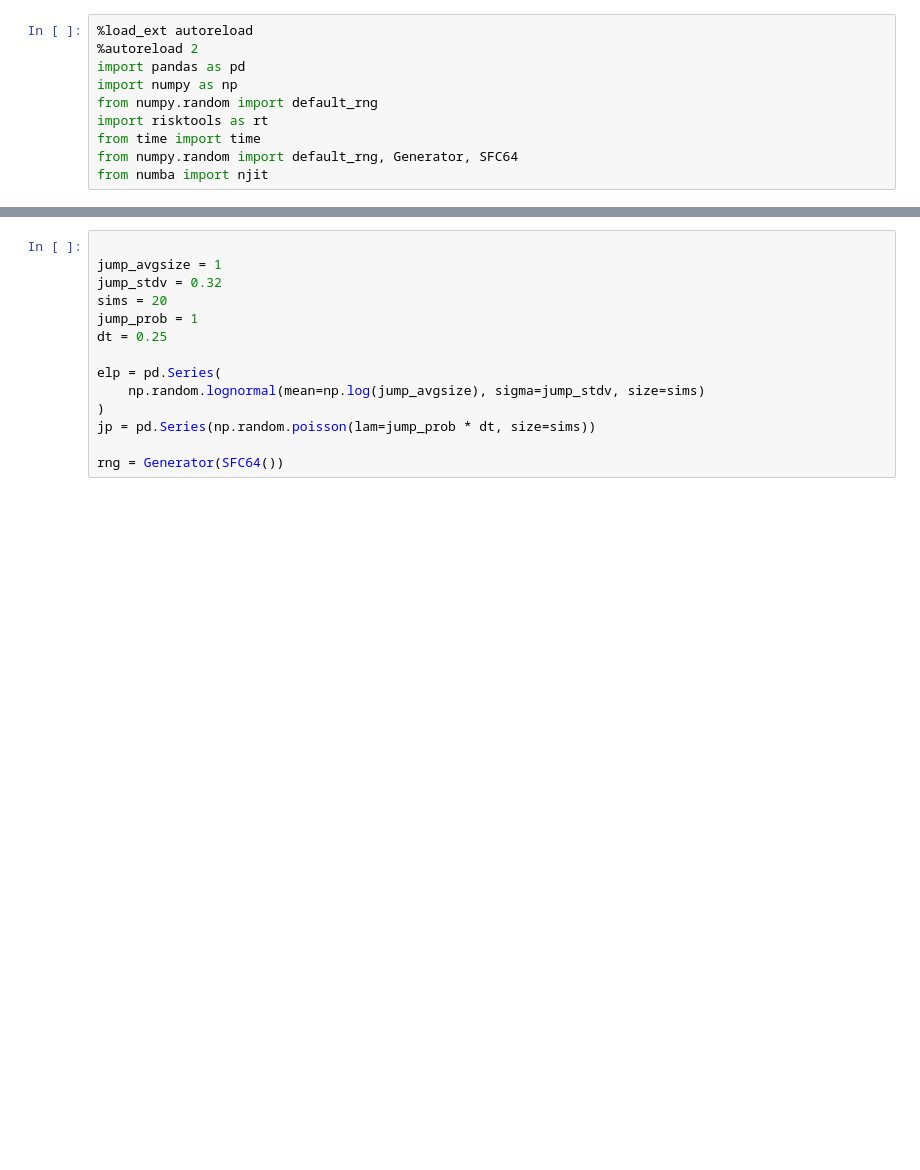
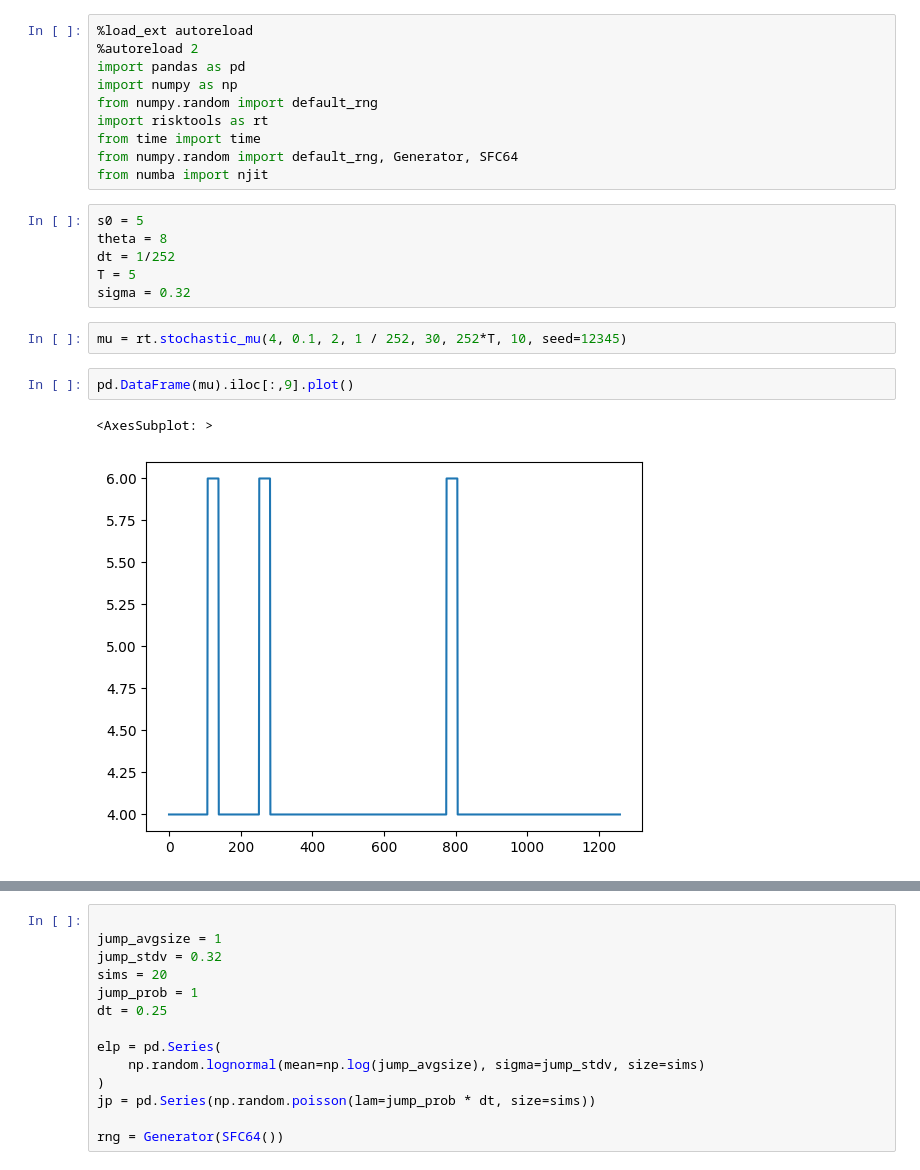
Before and after one commit to bbcho/risktools-dev, a Jupyter notebook: notebooks/simOUJ.ipynb, the cells around one changed output, grey strips where cells are left out. Saved outputs shown, nothing was run; the diff lists cells and outputs as text; blank space fills up the shorter version.

```diff
--- a/notebooks/simOUJ.ipynb
+++ b/notebooks/simOUJ.ipynb
@@ -8,4 +8,17 @@ import risktools as rt
 from time import time
 from numpy.random import default_rng, Generator, SFC64
 from numba import njit
+# %%
+s0 = 5
+theta = 8
+dt = 1/252
+T = 5
+sigma = 0.32
+# %%
+mu = rt.stochastic_mu(4, 0.1, 2, 1 / 252, 30, 252*T, 10, seed=12345)
+# %%
+pd.DataFrame(mu).iloc[:,9].plot()
+# %% [output]
+<AxesSubplot: >
+[figure, added]
 # %%
```
Also changed, not shown: parts of 5 cells of this notebook.
